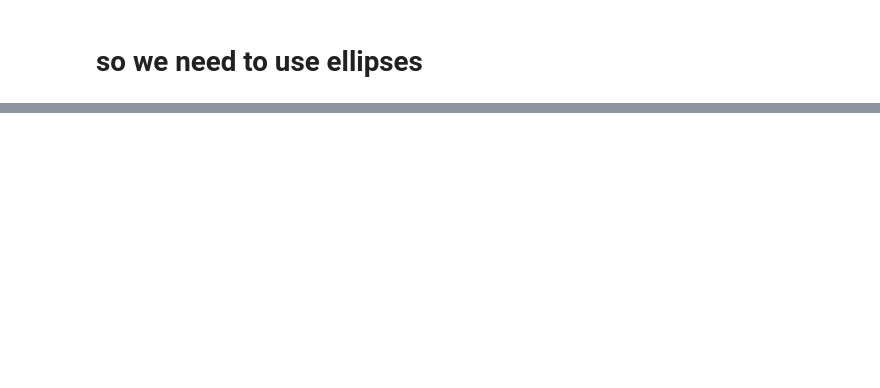
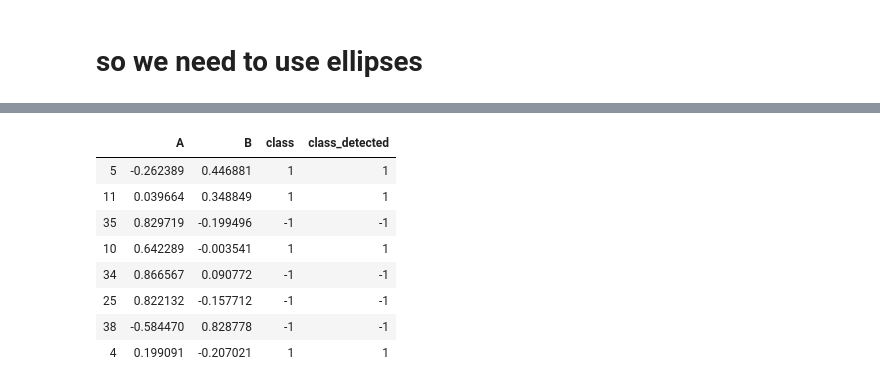
Before and after one commit to manyasha-n-m/rokz, a Jupyter notebook: rokz_labs/lab2/lab2.ipynb, the cells around one changed output, grey strips where cells are left out. Saved outputs shown, nothing was run; the diff lists cells and outputs as text; code cells hidden in the pictures; blank space fills up the shorter version.

```diff
--- a/rokz_labs/lab2/lab2.ipynb
+++ b/rokz_labs/lab2/lab2.ipynb
@@ -135,0 +165,13 @@ C.plot(train1)
+# %%
+dftest2 = C2.test(test2)
+test2.join(dftest2.set_index(['A', 'B']), on=['A', 'B']).drop(columns=['A2','B2', 'AB','C'])
+# %% [output]
+|  | A | B | class | class_detected |
+| 5 | -0.262389 | 0.446881 | 1 | 1 |
+| 11 | 0.039664 | 0.348849 | 1 | 1 |
+| 35 | 0.829719 | -0.199496 | -1 | -1 |
+| 10 | 0.642289 | -0.003541 | 1 | 1 |
+| 34 | 0.866567 | 0.090772 | -1 | -1 |
+| 25 | 0.822132 | -0.157712 | -1 | -1 |
+| 38 | -0.584470 | 0.828778 | -1 | -1 |
+| 4 | 0.199091 | -0.207021 | 1 | 1 |
```
Also changed, not shown: parts of 13 cells of this notebook.
